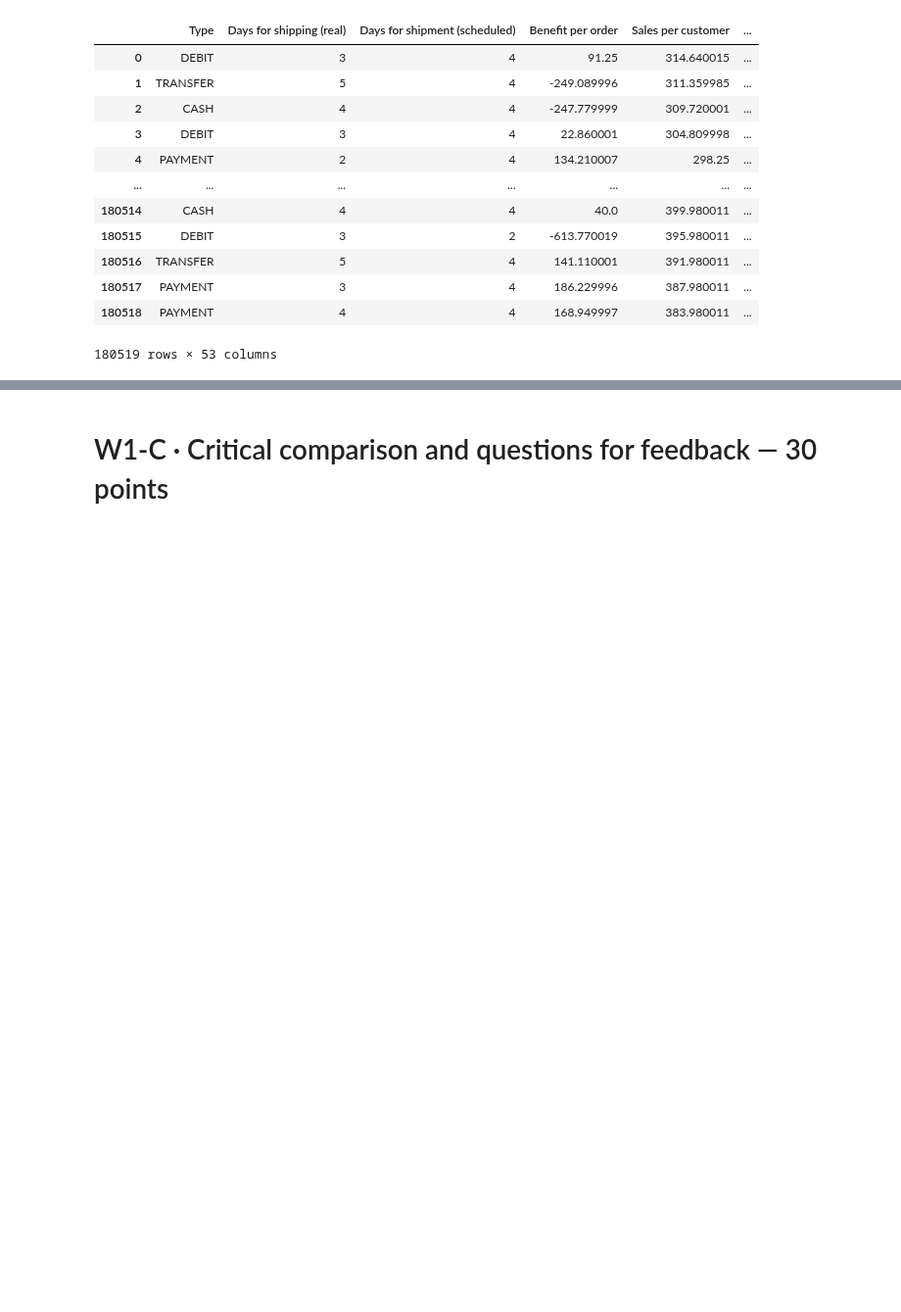
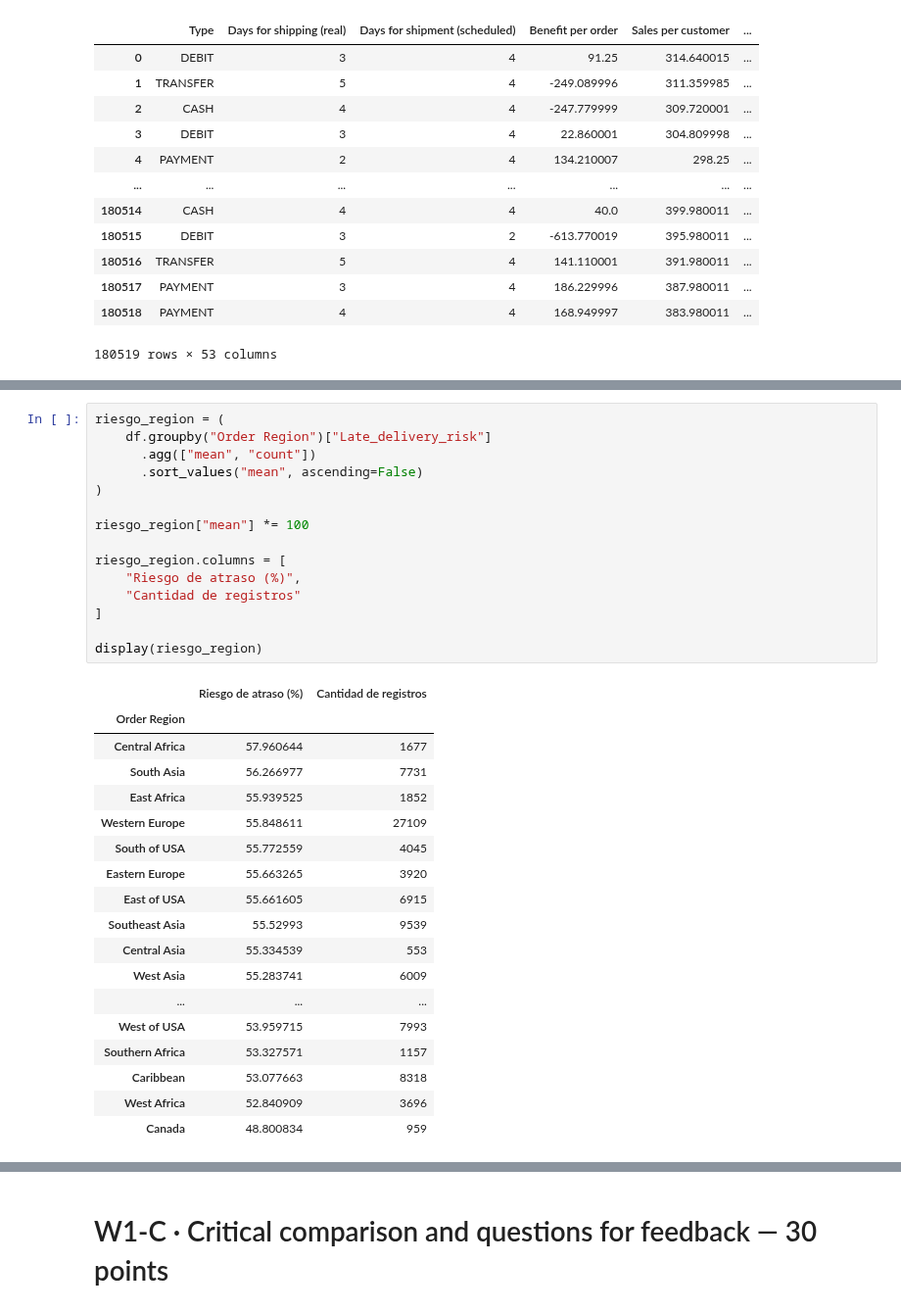
Before and after one commit to ians513/Business-Intelligence, a Jupyter notebook: Workshop Inicio Proyecto.ipynb, the cells around one changed output, grey strips where cells are left out. Shown at 98% size. Saved outputs shown, nothing was run; the diff lists cells and outputs as text; blank space fills up the shorter version.

```diff
--- a/Workshop Inicio Proyecto.ipynb
+++ b/Workshop Inicio Proyecto.ipynb
@@ -72,0 +257,34 @@ df
+# %%
+riesgo_region = (
+    df.groupby("Order Region")["Late_delivery_risk"]
+      .agg(["mean", "count"])
+      .sort_values("mean", ascending=False)
+)
+
+riesgo_region["mean"] *= 100
+
+riesgo_region.columns = [
+    "Riesgo de atraso (%)",
+    "Cantidad de registros"
+]
+
+display(riesgo_region)
+# %% [output]
+|  | Riesgo de atraso (%) | Cantidad de registros |
+| Order Region |  |  |
+| Central Africa | 57.960644 | 1677 |
+| South Asia | 56.266977 | 7731 |
+| East Africa | 55.939525 | 1852 |
+| Western Europe | 55.848611 | 27109 |
+| South of USA | 55.772559 | 4045 |
+| Eastern Europe | 55.663265 | 3920 |
+| East of USA | 55.661605 | 6915 |
+| Southeast Asia | 55.52993 | 9539 |
+| Central Asia | 55.334539 | 553 |
+| West Asia | 55.283741 | 6009 |
+| ... | ... | ... |
+| West of USA | 53.959715 | 7993 |
+| Southern Africa | 53.327571 | 1157 |
+| Caribbean | 53.077663 | 8318 |
+| West Africa | 52.840909 | 3696 |
+| Canada | 48.800834 | 959 |
```
Also changed, not shown: parts of 16 cells of this notebook.
